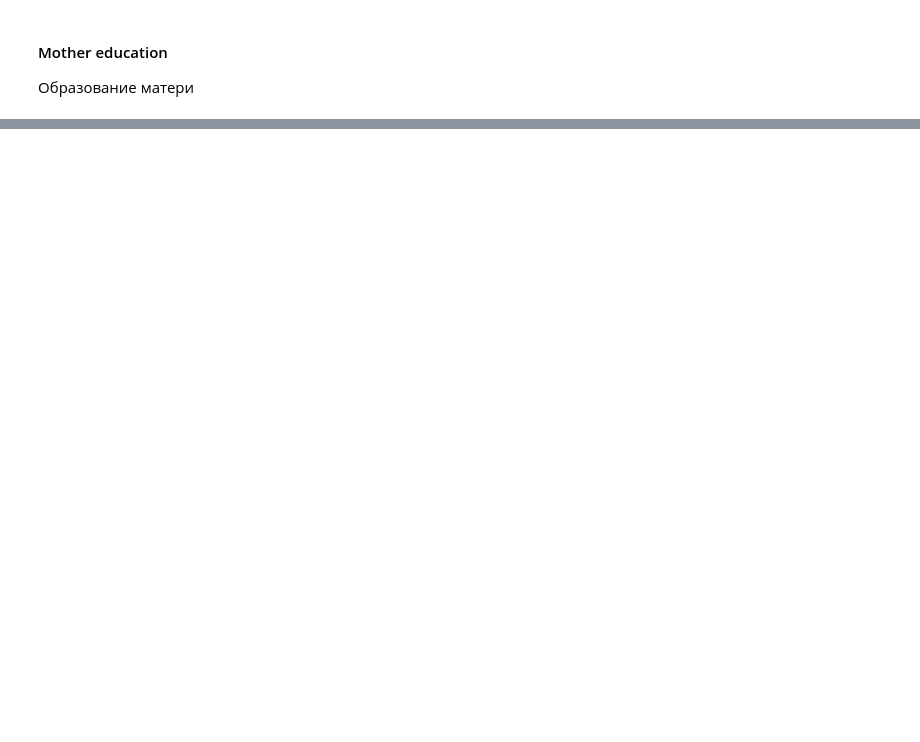
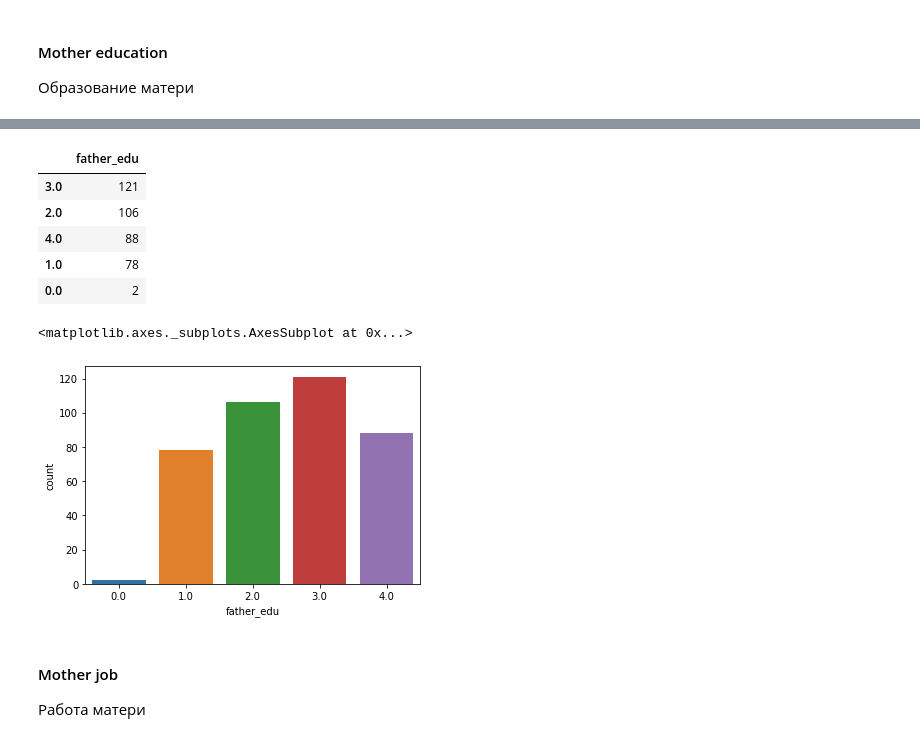
Before and after one commit to gdvnedu/SF, a Jupyter notebook: dst/module_2/project_2/stud_math/stud_math.ipynb, the cells around one changed output, grey strips where cells are left out. Saved outputs shown, nothing was run; the diff lists cells and outputs as text; code cells hidden in the pictures; blank space fills up the shorter version.

```diff
--- a/dst/module_2/project_2/stud_math/stud_math.ipynb
+++ b/dst/module_2/project_2/stud_math/stud_math.ipynb
@@ -282,0 +322,3 @@ display(pd.DataFrame(students.mother_edu.value_counts()))
+# %%
+students.father_edu = students.father_edu.apply(lambda x: 9.0 if math.isnan(x) else x)
+display(pd.DataFrame(students.father_edu.value_counts()))
@@ -282,0 +334,17 @@ display(pd.DataFrame(students.mother_edu.value_counts()))
+# %%
+median = students.father_edu.median()
+students.father_edu = students.father_edu.apply(lambda x: median if x>4.0 else x)
+display(pd.DataFrame(students.father_edu.value_counts()))
+sns.countplot(x='father_edu', data=students)
+# %% [output]
+|  | father_edu |
+| 3.0 | 121 |
+| 2.0 | 106 |
+| 4.0 | 88 |
+| 1.0 | 78 |
+| 0.0 | 2 |
+<matplotlib.axes._subplots.AxesSubplot at 0x...>
+[figure, added]
+# %% [markdown]
+#### Mother job
+Работа матери
```
Also changed, not shown: parts of 23 cells of this notebook.
